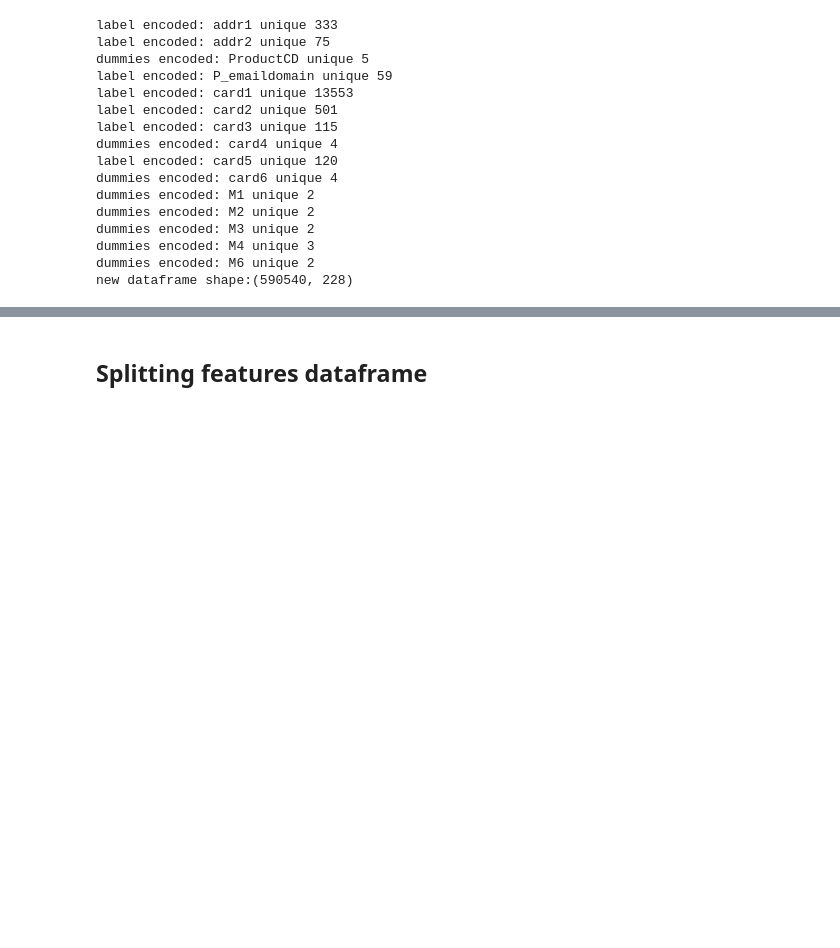
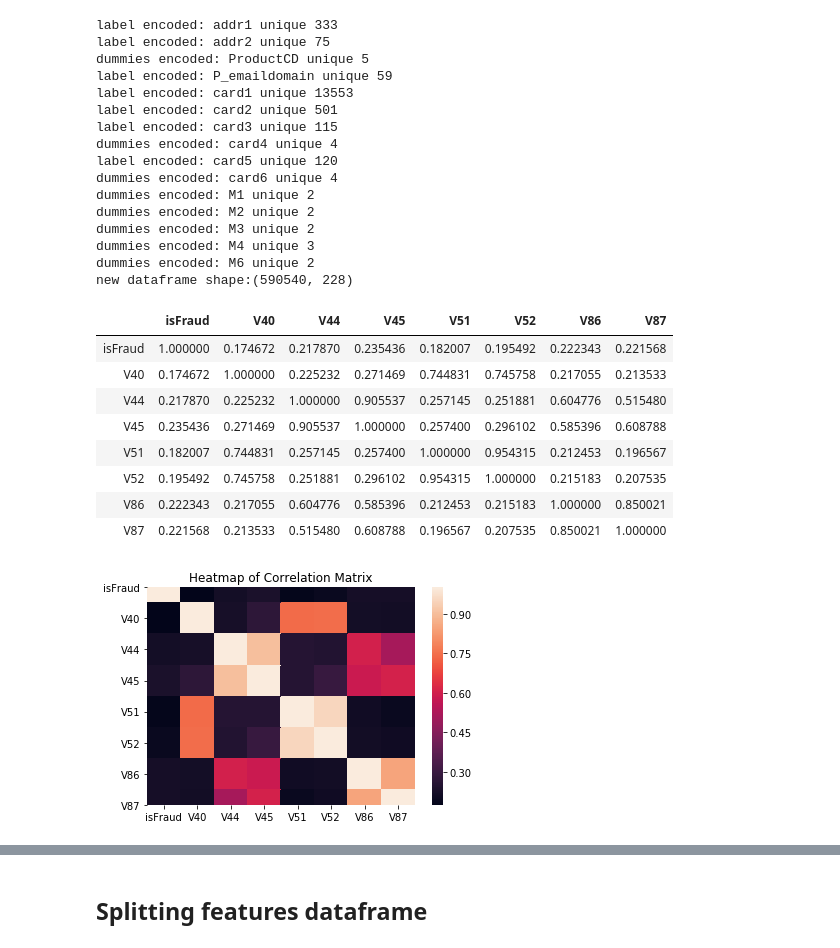
Before and after one commit to kirahman2/fraud_detection, a Jupyter notebook: Fraud Detection EDA.ipynb, the cells around one changed output, grey strips where cells are left out. Cells and saved outputs as stored; diff of their text form; code cells hidden in the pictures; blank space fills up the shorter version.

```diff
--- a/Fraud Detection EDA.ipynb
+++ b/Fraud Detection EDA.ipynb
@@ -237,3 +237,5 @@ dummies encoded: M3 unique 2
 dummies encoded: M4 unique 3
 dummies encoded: M6 unique 2
 new dataframe shape:(590540, 228)
+# %%
+df_features = pp.df_train.copy()
@@ -239,0 +245,2 @@ new dataframe shape:(590540, 228)
+# %%
+corr = df_features.corr()
@@ -239,0 +249,20 @@ new dataframe shape:(590540, 228)
+# %%
+corr2 = corr[corr['isFraud']>.17]
+corr2 = corr2.loc[:,corr2.index]
+
+sns.heatmap(corr2,
+           xticklabels=corr2.columns.values,
+           yticklabels=corr2.columns.values)
+plt.title('Heatmap of Correlation Matrix')
+corr2
+# %% [output]
+|  | isFraud | V40 | V44 | V45 | V51 | V52 | V86 | V87 |
+| isFraud | 1.000000 | 0.174672 | 0.217870 | 0.235436 | 0.182007 | 0.195492 | 0.222343 | 0.221568 |
+| V40 | 0.174672 | 1.000000 | 0.225232 | 0.271469 | 0.744831 | 0.745758 | 0.217055 | 0.213533 |
+| V44 | 0.217870 | 0.225232 | 1.000000 | 0.905537 | 0.257145 | 0.251881 | 0.604776 | 0.515480 |
+| V45 | 0.235436 | 0.271469 | 0.905537 | 1.000000 | 0.257400 | 0.296102 | 0.585396 | 0.608788 |
+| V51 | 0.182007 | 0.744831 | 0.257145 | 0.257400 | 1.000000 | 0.954315 | 0.212453 | 0.196567 |
+| V52 | 0.195492 | 0.745758 | 0.251881 | 0.296102 | 0.954315 | 1.000000 | 0.215183 | 0.207535 |
+| V86 | 0.222343 | 0.217055 | 0.604776 | 0.585396 | 0.212453 | 0.215183 | 1.000000 | 0.850021 |
+| V87 | 0.221568 | 0.213533 | 0.515480 | 0.608788 | 0.196567 | 0.207535 | 0.850021 | 1.000000 |
+[figure, added]
```
Also changed, not shown: parts of 33 cells of this notebook.
